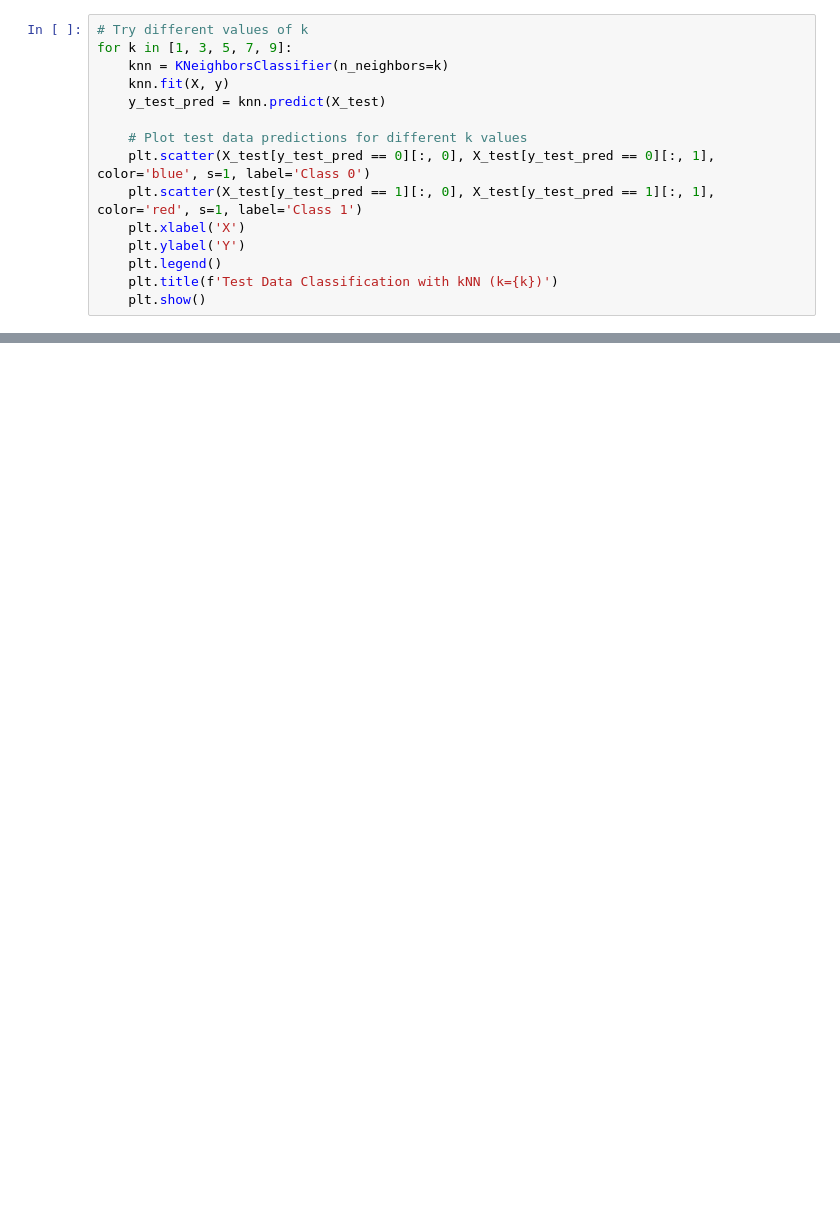
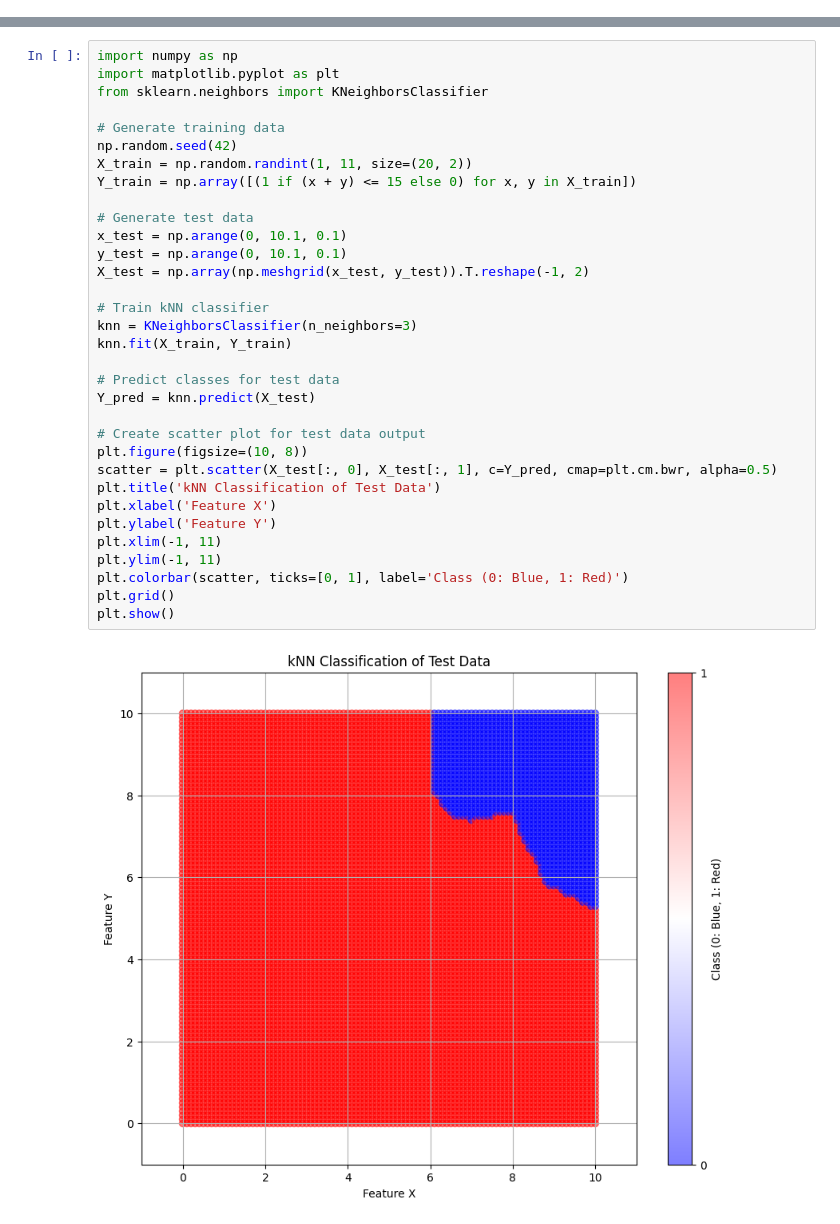
Before and after one commit to durupudiruthvika/Machine-Learning-Lab04, a Jupyter notebook: Lab04.ipynb, the cells around one changed output, grey strips where cells are left out. Saved outputs shown, nothing was run; the diff lists cells and outputs as text; blank space fills up the shorter version.

```diff
--- a/Lab04.ipynb
+++ b/Lab04.ipynb
@@ -135,15 +126,0 @@ plt.show()
-# %%
-# Try different values of k
-for k in [1, 3, 5, 7, 9]:
-    knn = KNeighborsClassifier(n_neighbors=k)
-    knn.fit(X, y)
-    y_test_pred = knn.predict(X_test)
-
-    # Plot test data predictions for different k values
-    plt.scatter(X_test[y_test_pred == 0][:, 0], X_test[y_test_pred == 0][:, 1], color='blue', s=1, label='Class 0')
-    plt.scatter(X_test[y_test_pred == 1][:, 0], X_test[y_test_pred == 1][:, 1], color='red', s=1, label='Class 1')
-    plt.xlabel('X')
-    plt.ylabel('Y')
-    plt.legend()
-    plt.title(f'Test Data Classification with kNN (k={k})')
-    plt.show()
@@ -260,0 +127,35 @@ RandomizedSearchCV: The accuracy on the test set is: 0.4722222222222222
+# %%
+import numpy as np
+import matplotlib.pyplot as plt
+from sklearn.neighbors import KNeighborsClassifier
+
+# Generate training data
+np.random.seed(42)
+X_train = np.random.randint(1, 11, size=(20, 2))
+Y_train = np.array([(1 if (x + y) <= 15 else 0) for x, y in X_train])
+
+# Generate test data
+x_test = np.arange(0, 10.1, 0.1)
+y_test = np.arange(0, 10.1, 0.1)
+X_test = np.array(np.meshgrid(x_test, y_test)).T.reshape(-1, 2)
+
+# Train kNN classifier
+knn = KNeighborsClassifier(n_neighbors=3)
+knn.fit(X_train, Y_train)
+
+# Predict classes for test data
+Y_pred = knn.predict(X_test)
+
+# Create scatter plot for test data output
+plt.figure(figsize=(10, 8))
+scatter = plt.scatter(X_test[:, 0], X_test[:, 1], c=Y_pred, cmap=plt.cm.bwr, alpha=0.5)
+plt.title('kNN Classification of Test Data')
+plt.xlabel('Feature X')
+plt.ylabel('Feature Y')
+plt.xlim(-1, 11)
+plt.ylim(-1, 11)
+plt.colorbar(scatter, ticks=[0, 1], label='Class (0: Blue, 1: Red)')
+plt.grid()
+plt.show()
+# %% [output]
+[figure, added]
```
Also changed, not shown: parts of 14 cells of this notebook.
